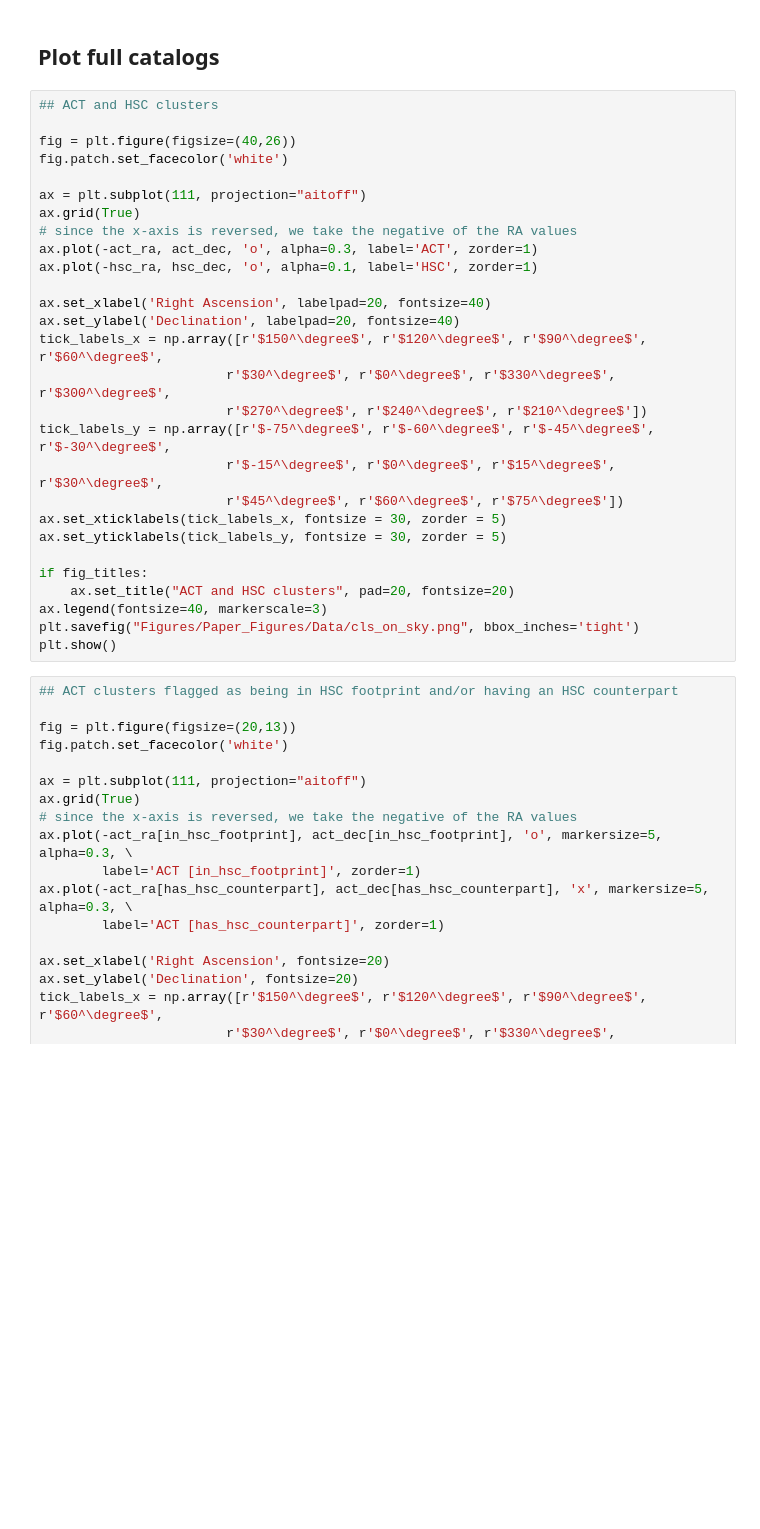
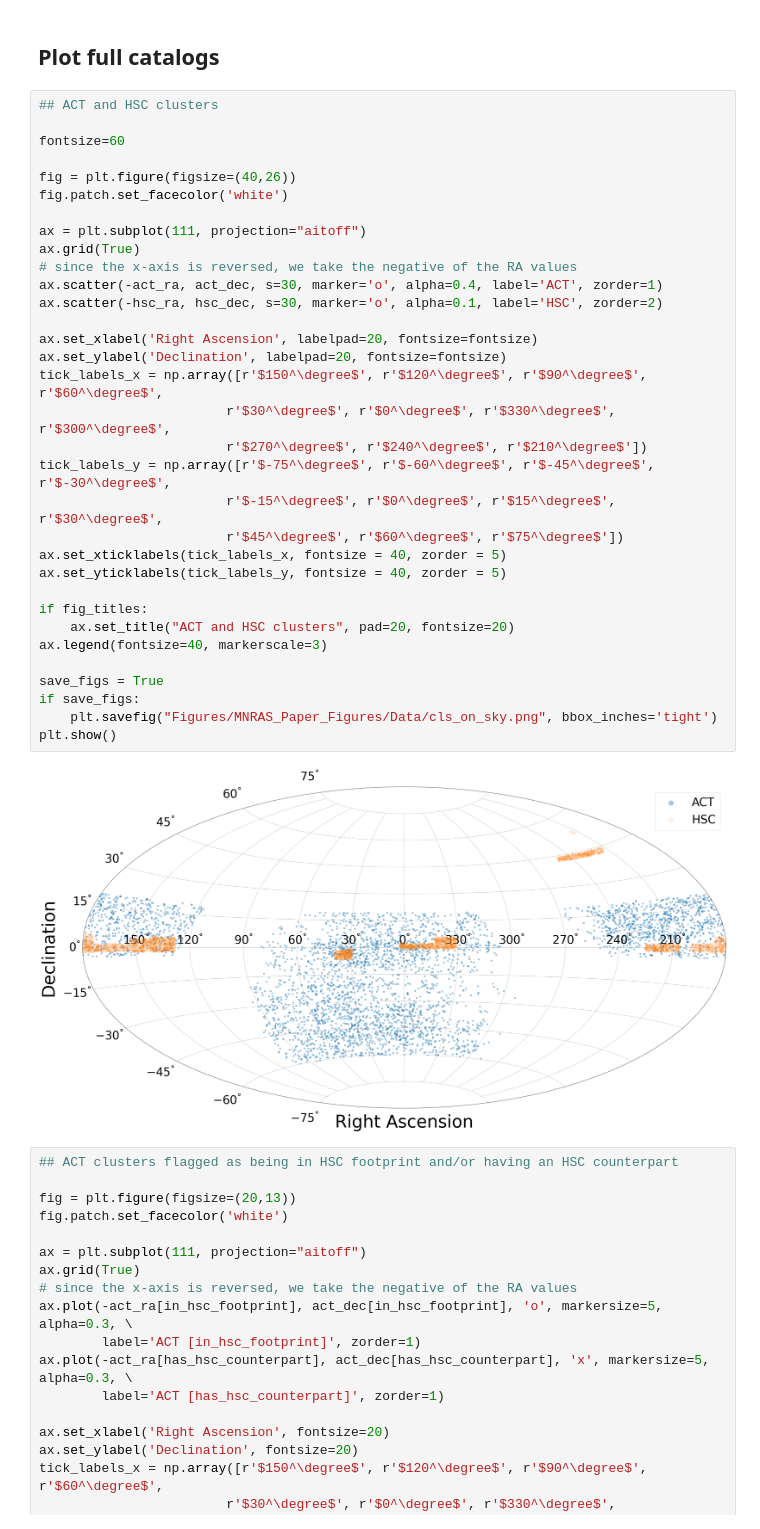
Before and after one commit to Jupiter1994/hsc-miscentering, a Jupyter notebook: HSC_ACT_Crossmatch.ipynb, the cells around one changed output. Drawn from its saved outputs; the diff is of its cells as text; blank space fills up the shorter version.

Commit message:
remade clusters on sky figure

```diff
--- a/HSC_ACT_Crossmatch.ipynb
+++ b/HSC_ACT_Crossmatch.ipynb
@@ -1271,32 +1272,39 @@ Reference: https://het.as.utexas.edu/HET/Software/Astropy-1.0/coordinates/skycoo
 ## Plot full catalogs
 # %%
 ## ACT and HSC clusters
+
+fontsize=60
 
 fig = plt.figure(figsize=(40,26))
 fig.patch.set_facecolor('white')
 
 ax = plt.subplot(111, projection="aitoff")
 ax.grid(True)
 # since the x-axis is reversed, we take the negative of the RA values
-ax.plot(-act_ra, act_dec, 'o', alpha=0.3, label='ACT', zorder=1)
-ax.plot(-hsc_ra, hsc_dec, 'o', alpha=0.1, label='HSC', zorder=1)
+ax.scatter(-act_ra, act_dec, s=30, marker='o', alpha=0.4, label='ACT', zorder=1)
+ax.scatter(-hsc_ra, hsc_dec, s=30, marker='o', alpha=0.1, label='HSC', zorder=2)
 
-ax.set_xlabel('Right Ascension', labelpad=20, fontsize=40)
-ax.set_ylabel('Declination', labelpad=20, fontsize=40)
+ax.set_xlabel('Right Ascension', labelpad=20, fontsize=fontsize)
+ax.set_ylabel('Declination', labelpad=20, fontsize=fontsize)
 tick_labels_x = np.array([r'$150^\degree$', r'$120^\degree$', r'$90^\degree$', r'$60^\degree$',
                         r'$30^\degree$', r'$0^\degree$', r'$330^\degree$', r'$300^\degree$',
                         r'$270^\degree$', r'$240^\degree$', r'$210^\degree$'])
 tick_labels_y = np.array([r'$-75^\degree$', r'$-60^\degree$', r'$-45^\degree$', r'$-30^\degree$',
                         r'$-15^\degree$', r'$0^\degree$', r'$15^\degree$', r'$30^\degree$',
                         r'$45^\degree$', r'$60^\degree$', r'$75^\degree$'])
-ax.set_xticklabels(tick_labels_x, fontsize = 30, zorder = 5)
-ax.set_yticklabels(tick_labels_y, fontsize = 30, zorder = 5)
+ax.set_xticklabels(tick_labels_x, fontsize = 40, zorder = 5)
+ax.set_yticklabels(tick_labels_y, fontsize = 40, zorder = 5)
 
 if fig_titles:
     ax.set_title("ACT and HSC clusters", pad=20, fontsize=20)
 ax.legend(fontsize=40, markerscale=3)
-plt.savefig("Figures/Paper_Figures/Data/cls_on_sky.png", bbox_inches='tight')
+
+save_figs = True
+if save_figs:
+    plt.savefig("Figures/MNRAS_Paper_Figures/Data/cls_on_sky.png", bbox_inches='tight')
 plt.show()
+# %% [output]
+[figure, added]
 # %%
 ## ACT clusters flagged as being in HSC footprint and/or having an HSC counterpart
 
```
Also changed, not shown: parts of 1 cell of this notebook.
